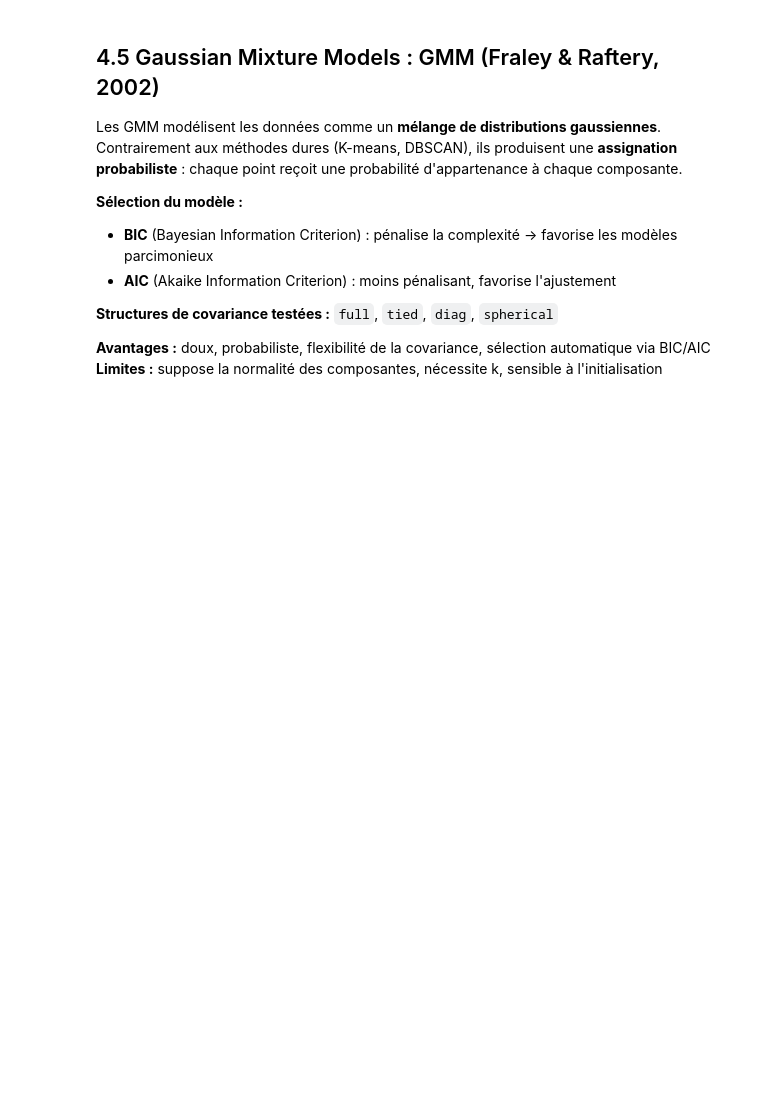
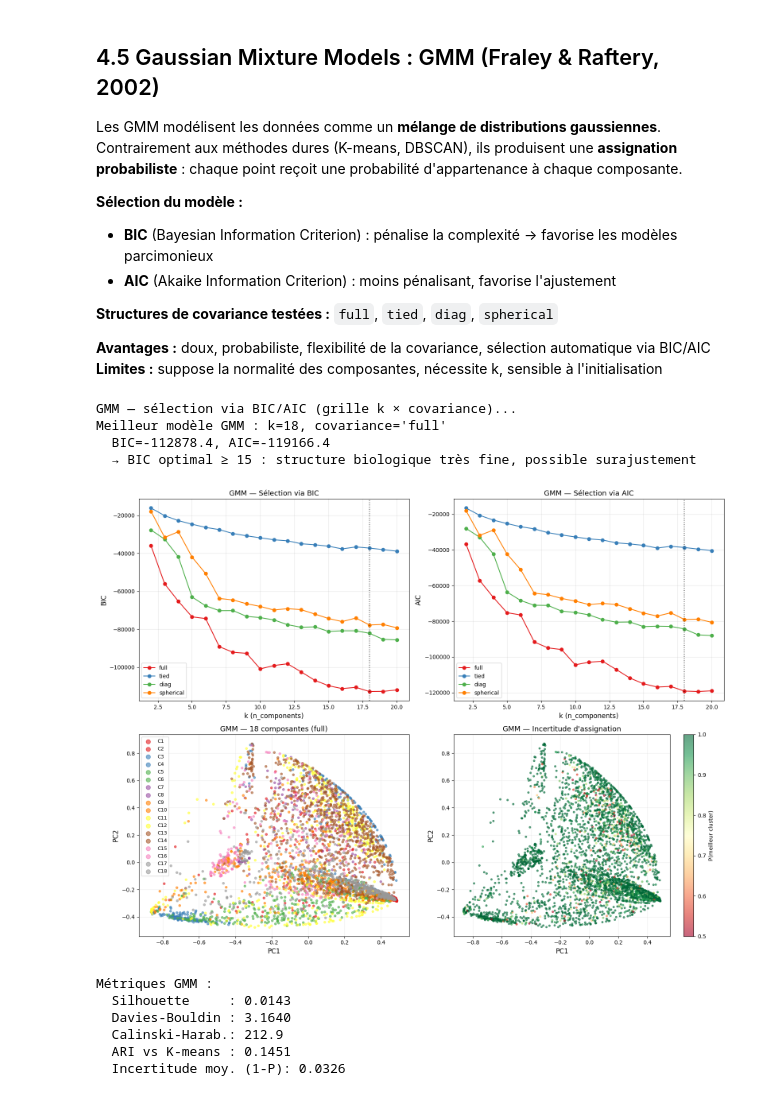
Before and after one commit to SedikRummenigge/Analyse-des-concentrations-de-planctons, a Jupyter notebook: 03_clusterings.ipynb, the cells around one changed output. Cells and saved outputs as stored; diff of their text form; code cells hidden in the pictures; blank space fills up the shorter version.

```diff
--- a/03_clusterings.ipynb
+++ b/03_clusterings.ipynb
@@ -622,7 +756,7 @@ Les GMM modélisent les données comme un **mélange de distributions gaussienne
 # %%
 # === GMM — Gaussian Mixture Models ===
 
-k_vals_gmm = range(2, 11)
+k_vals_gmm = range(2, 21)   # étendu à 20 pour explorer une granularité fine
 cov_types   = ['full', 'tied', 'diag', 'spherical']
 gmm_results = []
 
@@ -656,6 +790,10 @@ BEST_K_GMM   = int(best_gmm_row['k'])
 BEST_COV_GMM = best_gmm_row['covariance_type']
 print(f"Meilleur modèle GMM : k={BEST_K_GMM}, covariance='{BEST_COV_GMM}'")
 print(f"  BIC={best_gmm_row['BIC']:.1f}, AIC={best_gmm_row['AIC']:.1f}")
+if BEST_K_GMM >= 15:
+    print("  → BIC optimal ≥ 15 : structure biologique très fine, possible surajustement")
+elif BEST_K_GMM <= 10:
+    print(f"  → BIC optimal ≤ 10 ({BEST_K_GMM}) : étendre à 20 classes n'améliore pas le modèle")
 
 # Application finale
 gmm_final = GaussianMixture(n_components=BEST_K_GMM, covariance_type=BEST_COV_GMM,
@@ -696,33 +834,45 @@ axes[0, 1].set_title("GMM — Sélection via AIC", fontsize=13)
 axes[0, 1].legend(fontsize=10); axes[0, 1].grid(alpha=0.3)
 
 # c. Clusters PC1-PC2
 for lbl in sorted(np.unique(labels_gmm)):
     mask = labels_gmm == lbl
     axes[1, 0].scatter(X_pca[mask, 0], X_pca[mask, 1],
                        c=[plt.cm.Set1(lbl / max(BEST_K_GMM - 1, 1))],
                        s=15, alpha=0.6, label=f'C{lbl+1}')
 axes[1, 0].set_xlabel("PC1", fontsize=12); axes[1, 0].set_ylabel("PC2", fontsize=12)
 axes[1, 0].set_title(f"GMM — {BEST_K_GMM} composantes ({BEST_COV_GMM})", fontsize=13)
 axes[1, 0].legend(fontsize=9, markerscale=2); axes[1, 0].grid(alpha=0.2)
 
 # d. Incertitude d'assignation
 sc = axes[1, 1].scatter(X_pca[:, 0], X_pca[:, 1], c=max_proba,
                          cmap='RdYlGn', s=10, alpha=0.6, vmin=0.5, vmax=1.0)
 plt.colorbar(sc, ax=axes[1, 1], label='P(meilleur cluster)')
 axes[1, 1].set_xlabel("PC1", fontsize=12); axes[1, 1].set_ylabel("PC2", fontsize=12)
 axes[1, 1].set_title("GMM — Incertitude d'assignation", fontsize=13)
 axes[1, 1].grid(alpha=0.2)
 
 plt.tight_layout()
 plt.savefig('figures/fig_24_gmm.png', dpi=120, bbox_inches='tight')
 plt.show()
 
 print(f"\nMétriques GMM :")
 print(f"  Silhouette     : {metrics_all['GMM']['silhouette']:.4f}")
 print(f"  Davies-Bouldin : {metrics_all['GMM']['davies_bouldin']:.4f}")
 print(f"  Calinski-Harab.: {metrics_all['GMM']['calinski_harabasz']:.1f}")
 print(f"  ARI vs K-means : {metrics_all['GMM']['ari']:.4f}")
 print(f"  Incertitude moy. (1-P): {(1 - max_proba).mean():.4f}")
+# %% [output]
+GMM — sélection via BIC/AIC (grille k × covariance)...
+Meilleur modèle GMM : k=18, covariance='full'
+  BIC=-112878.4, AIC=-119166.4
+  → BIC optimal ≥ 15 : structure biologique très fine, possible surajustement
+[figure, added]
+Métriques GMM :
+  Silhouette     : 0.0143
+  Davies-Bouldin : 3.1640
+  Calinski-Harab.: 212.9
+  ARI vs K-means : 0.1451
+  Incertitude moy. (1-P): 0.0326
 # %% [markdown]
 ## 4.6 Comparaison Globale des Clusterings
 
```
Also changed, not shown: parts of 20 cells of this notebook, 3 other files.
